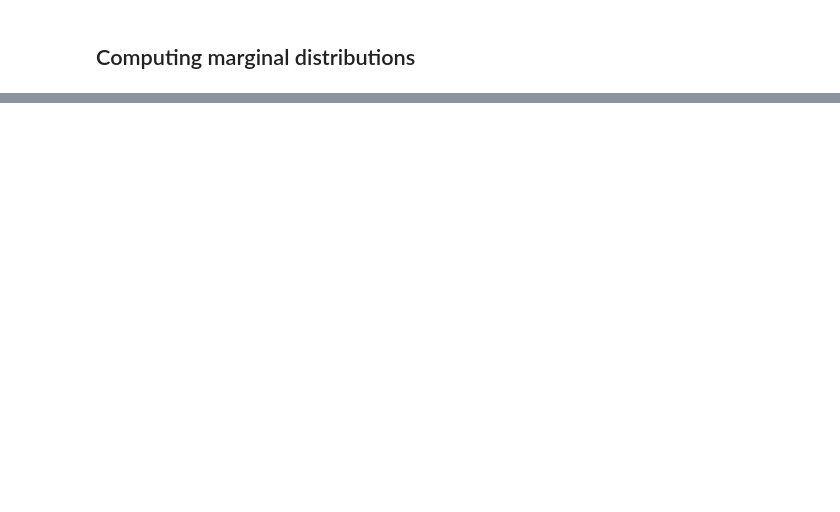
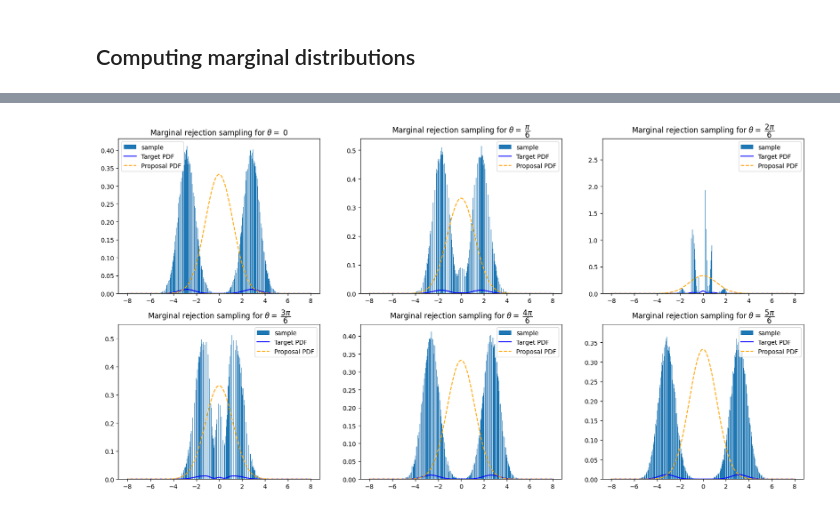
Before and after one commit to BastianValhoj/sciqisHomodyneTomography, a Jupyter notebook: HomoTomo/generateState.ipynb, the cells around one changed output, grey strips where cells are left out. Cells and saved outputs as stored; diff of their text form; code cells hidden in the pictures; blank space fills up the shorter version.

```diff
--- a/HomoTomo/generateState.ipynb
+++ b/HomoTomo/generateState.ipynb
@@ -180,0 +317,11 @@ fig.tight_layout()
+# %%
+fig, axes = plt.subplots(2,3, figsize=(20, 10))
+
+for i, ax in enumerate(axes.flatten()):
+    ax.hist(samples[i], bins=400, density=True, label=f"sample")
+    ax.plot(marginals["X"], marginals[i]*np.sum(marginals[i]), label="Target PDF", color="blue")
+    ax.plot(marginals["X"], norm.pdf(marginals["X"], loc=marginals["X"] @ marginals[i], scale=1.2), label="Proposal PDF", color="orange", linestyle="--")
+    ax.set_title(f"Marginal rejection sampling for $\\theta =$ {labs[i]}")
+    ax.legend()
+# %% [output]
+[figure, added]
```
Also changed, not shown: parts of 15 cells of this notebook.
